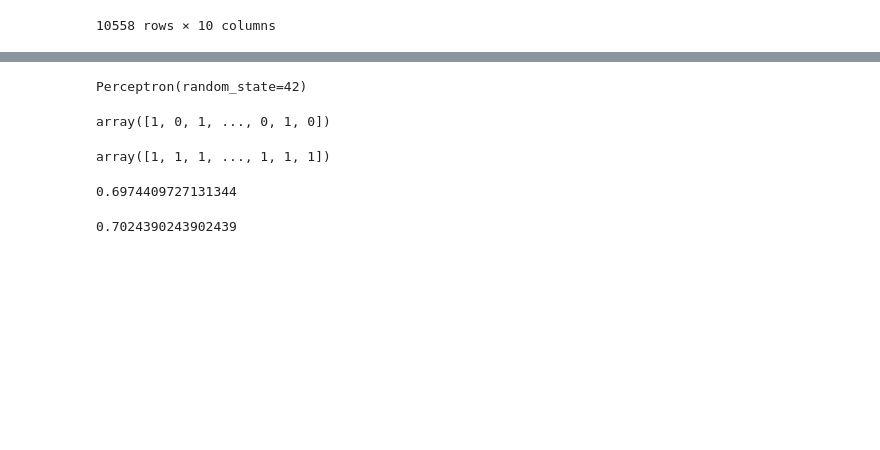
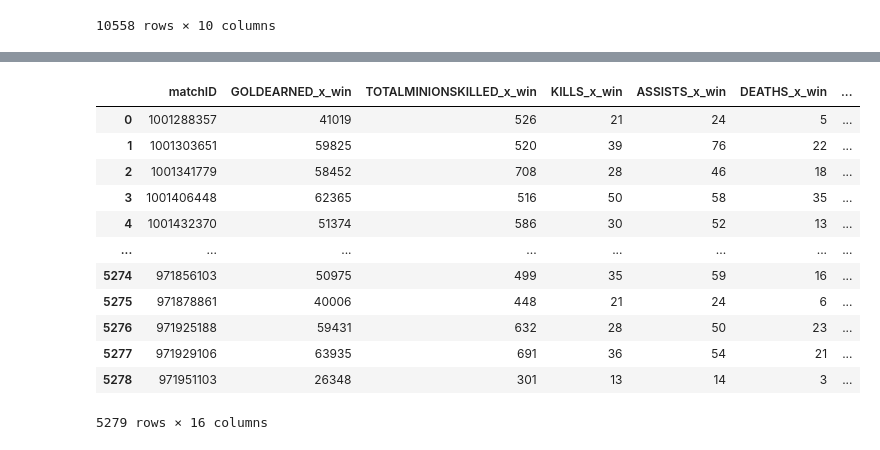
Before and after one commit to R-Lara18/404-Project, a Jupyter notebook: Lara_Test.ipynb, the cells around one changed output, grey strips where cells are left out. Saved outputs shown, nothing was run; the diff lists cells and outputs as text; code cells hidden in the pictures; blank space fills up the shorter version.

```diff
--- a/Lara_Test.ipynb
+++ b/Lara_Test.ipynb
@@ -86,25 +87,28 @@ X_train
-# %%
-p = Perceptron(random_state=42)
-p.fit(X_train, y_train)
-# %% [output]
-Perceptron(random_state=42)
-# %%
-prediction_train = p.predict(X_train)
-prediction_train
-# %% [output]
-array([1, 0, 1, ..., 0, 1, 0])
-# %%
-prediction_test = p.predict(X_test)
-prediction_test
-# %% [output]
-array([1, 1, 1, ..., 1, 1, 1])
-# %%
-train_score = accuracy_score(prediction_train, y_train)
-train_score
-# %% [output]
-0.6974409727131344
-# %%
-test_score = accuracy_score(prediction_test, y_test)
-test_score
-# %% [output]
-0.7024390243902439
+# %%
+# create two separate dataframes for the winning and losing teams
+win_df = df3[df3['WIN'] == 1]
+lose_df = df3[df3['WIN'] == 0]
+
+# merge the two dataframes by matchID, dropping the 'WIN' column from one of them
+merged_df = pd.merge(win_df.drop('WIN', axis=1), lose_df, on='matchID')
+
+# rename columns to indicate whether they correspond to the winning or losing team
+merged_df.columns = [col + '_win' if col != 'matchID' else col for col in merged_df.columns[:8]] + \
+                    [col + '_lose' for col in merged_df.columns[8:]]
+
+# reorder columns to match the order you specified
+merged_df
+# %% [output]
+|  | matchID | GOLDEARNED_x_win | TOTALMINIONSKILLED_x_win | KILLS_x_win | ASSISTS_x_win | DEATHS_x_win | ... |
+| 0 | 1001288357 | 41019 | 526 | 21 | 24 | 5 | ... |
+| 1 | 1001303651 | 59825 | 520 | 39 | 76 | 22 | ... |
+| 2 | 1001341779 | 58452 | 708 | 28 | 46 | 18 | ... |
+| 3 | 1001406448 | 62365 | 516 | 50 | 58 | 35 | ... |
+| 4 | 1001432370 | 51374 | 586 | 30 | 52 | 13 | ... |
+| ... | ... | ... | ... | ... | ... | ... | ... |
+| 5274 | 971856103 | 50975 | 499 | 35 | 59 | 16 | ... |
+| 5275 | 971878861 | 40006 | 448 | 21 | 24 | 6 | ... |
+| 5276 | 971925188 | 59431 | 632 | 28 | 50 | 23 | ... |
+| 5277 | 971929106 | 63935 | 691 | 36 | 54 | 21 | ... |
+| 5278 | 971951103 | 26348 | 301 | 13 | 14 | 3 | ... |
+5279 rows × 16 columns
```
Also changed, not shown: parts of 6 cells of this notebook.
